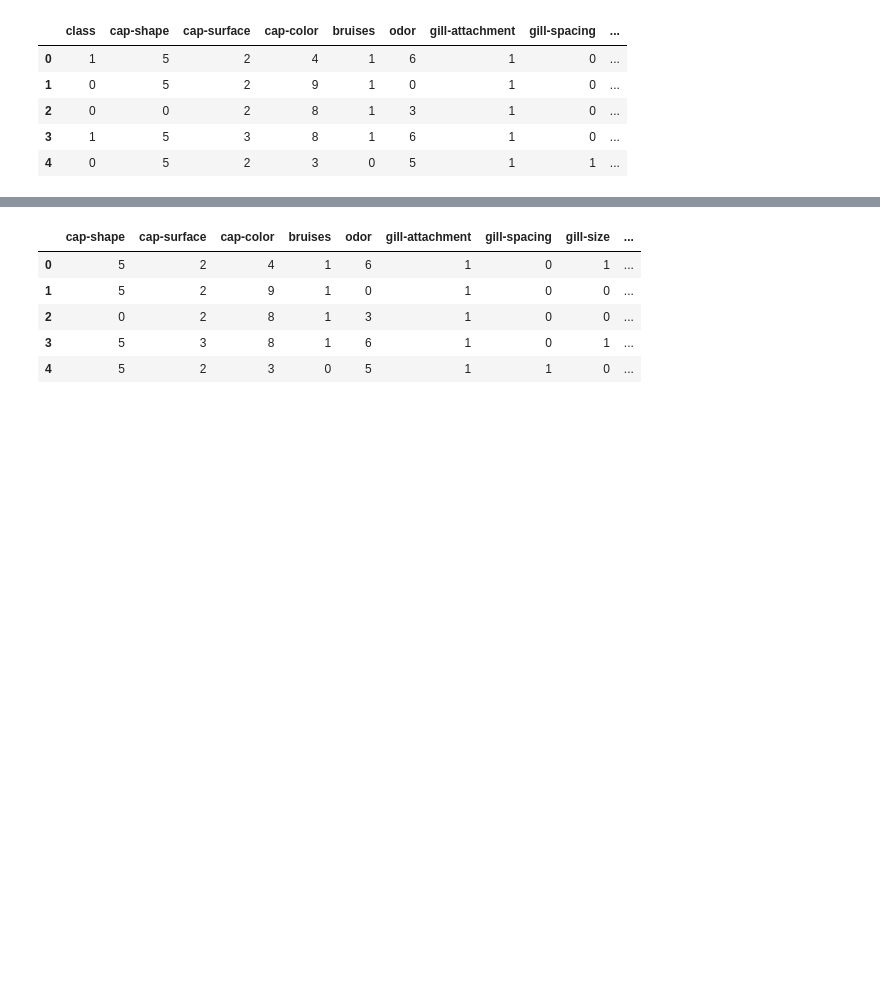
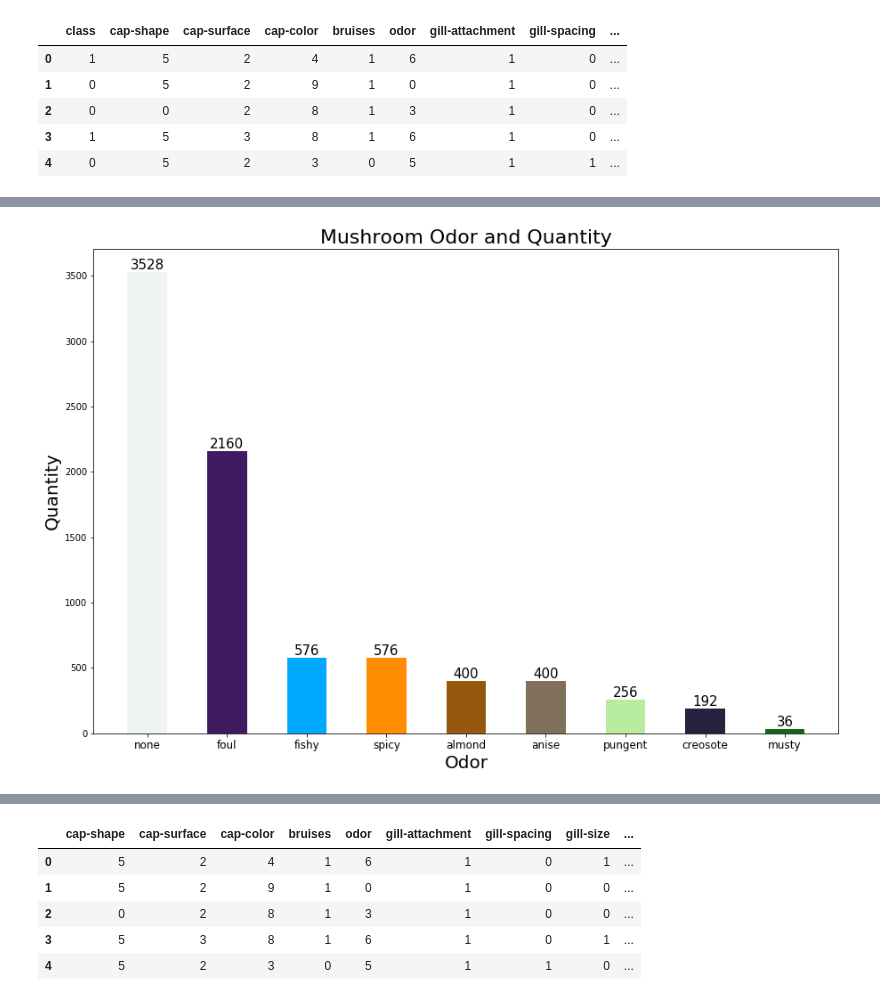
Before and after one commit to eolmez/Mushroom-Classification, a Jupyter notebook: dead_or_alive.ipynb, the cells around one changed output, grey strips where cells are left out. Drawn from its saved outputs; the diff is of its cells as text; code cells hidden in the pictures; blank space fills up the shorter version.

```diff
--- a/dead_or_alive.ipynb
+++ b/dead_or_alive.ipynb
@@ -128,0 +146,26 @@ mdata.head()
+# %%
+#Şapka rengi için yaptığımız şekilde burada da aynılarını yapıyoruz
+odors = mdata['odor'].value_counts()
+odor_height = odors.values.tolist()
+odor_labels = odors.axes[0].tolist()
+
+
+width = 0.5
+ind = np.arange(9)
+colors = ['#F0F3F4','#3F1B61','#00A8FF','#FF8B00','#96580C','#806F5A','#B8ED9F','#26213C','#126714']
+
+fig, ax = plt.subplots(figsize=(15,10))
+odor_bars = ax.bar(ind, odor_height , width, color=colors)
+
+#Fontun ayarlanması
+ax.set_xlabel("Odor",fontsize=20)
+ax.set_ylabel('Quantity',fontsize=20)
+ax.set_title('Mushroom Odor and Quantity',fontsize=22)
+ax.set_xticks(ind)
+ax.set_xticklabels(('none', 'foul','fishy','spicy','almond','anise','pungent','creosote','musty'),
+                  fontsize = 12)
+
+autolabel(odor_bars)
+plt.show()
+# %% [output]
+[figure, added]
```
Also changed, not shown: parts of 11 cells of this notebook.
